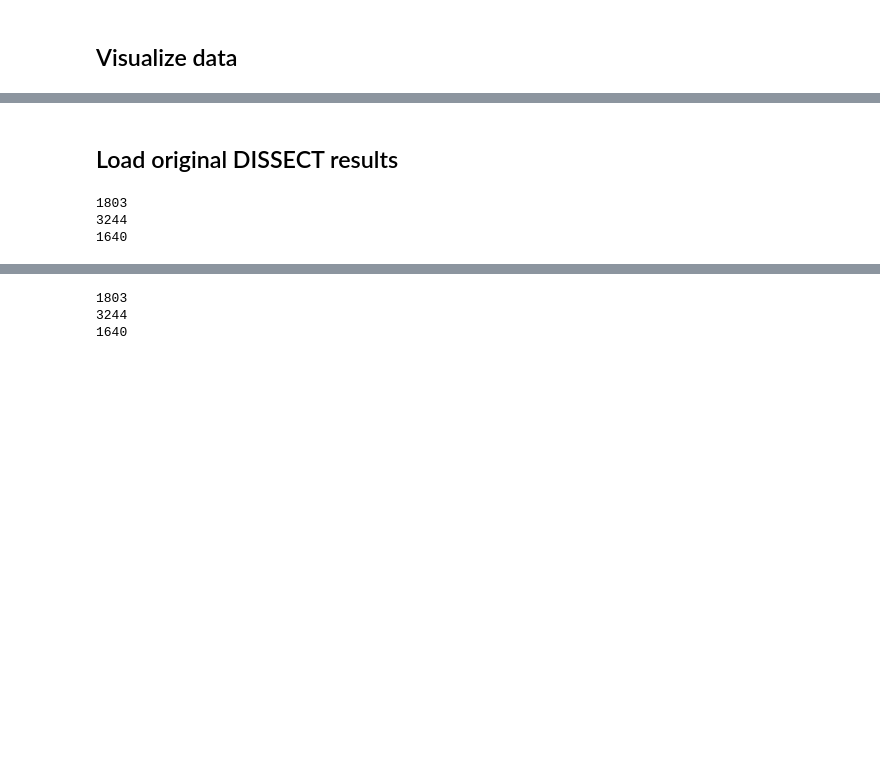
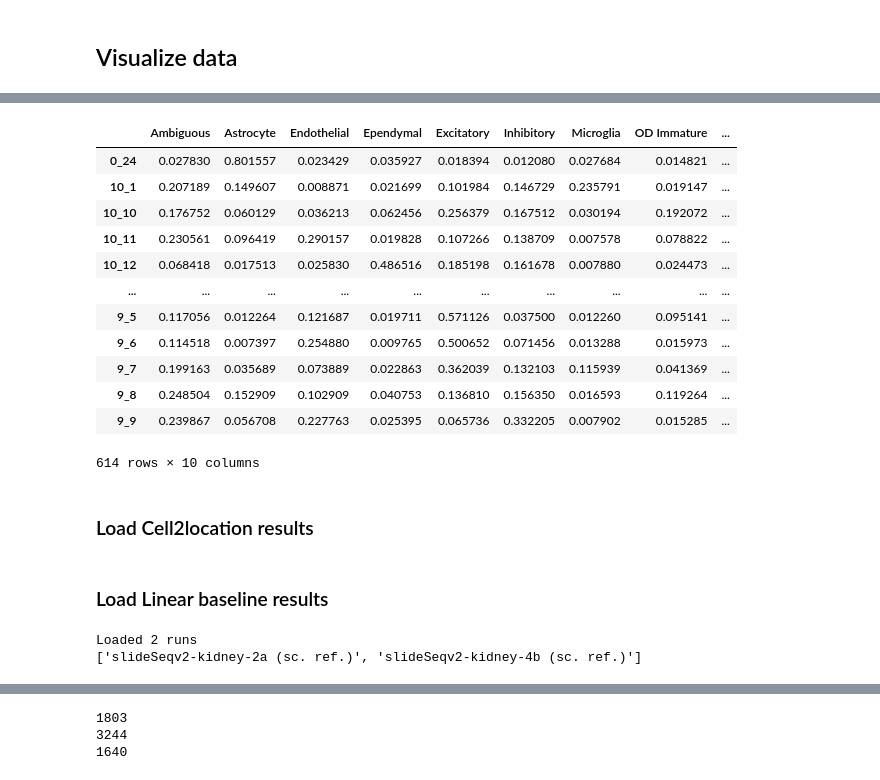
Before and after one commit to robinredX/DISSECT, a Jupyter notebook: notebooks/eval_spatial.ipynb, the cells around one changed output, grey strips where cells are left out. Drawn from its saved outputs; the diff is of its cells as text; code cells hidden in the pictures; blank space fills up the shorter version.

```diff
--- a/notebooks/eval_spatial.ipynb
+++ b/notebooks/eval_spatial.ipynb
@@ -67,0 +39,8 @@ dataset_path_map = {k: v for k, v in zip(dataset_map.keys(), st_paths)}
+# %%
+sc_paths, st_paths, simulation_paths, experiment_paths = get_paths_for_processing(
+    base_path, data_dir="data", use_old_experiment_paths=True
+)
+dataset_names_orig = get_dataset_names()
+dataset_map = get_dataset_map(experiment_paths)
+dataset_path_map = get_dataset_path_map(st_paths)
+dataset_names
@@ -95,0 +112,5 @@ Categories (34, object): ['B_Cycling', 'B_GC_DZ', 'B_GC_LZ', 'B_GC_prePB', ...,
+# %%
+# dissect_results, ensemble_result = load_dissect_results(experiment_path)
+ensemble_results = [load_dissect_results(experiment_path)[1] for experiment_path in experiment_paths[0:-2]]
+dissect_dataset_names = [extract_dataset_name(path, dataset_map) for path in experiment_paths[0:len(ensemble_results)]]
+dissect_names = len(dissect_dataset_names) * ["DISSECT (ensemble)"]
@@ -139,2 +190,18 @@ pd.DataFrame({"method": method_names, "dataset": dataset_names, "run_name": run_
+# %%
+ensemble_results[-2]
+# %% [output]
+|  | Ambiguous | Astrocyte | Endothelial | Ependymal | Excitatory | Inhibitory | Microglia | OD Immature | ... |
+| 0_24 | 0.027830 | 0.801557 | 0.023429 | 0.035927 | 0.018394 | 0.012080 | 0.027684 | 0.014821 | ... |
+| 10_1 | 0.207189 | 0.149607 | 0.008871 | 0.021699 | 0.101984 | 0.146729 | 0.235791 | 0.019147 | ... |
+| 10_10 | 0.176752 | 0.060129 | 0.036213 | 0.062456 | 0.256379 | 0.167512 | 0.030194 | 0.192072 | ... |
+| 10_11 | 0.230561 | 0.096419 | 0.290157 | 0.019828 | 0.107266 | 0.138709 | 0.007578 | 0.078822 | ... |
+| 10_12 | 0.068418 | 0.017513 | 0.025830 | 0.486516 | 0.185198 | 0.161678 | 0.007880 | 0.024473 | ... |
+| ... | ... | ... | ... | ... | ... | ... | ... | ... | ... |
+| 9_5 | 0.117056 | 0.012264 | 0.121687 | 0.019711 | 0.571126 | 0.037500 | 0.012260 | 0.095141 | ... |
+| 9_6 | 0.114518 | 0.007397 | 0.254880 | 0.009765 | 0.500652 | 0.071456 | 0.013288 | 0.015973 | ... |
+| 9_7 | 0.199163 | 0.035689 | 0.073889 | 0.022863 | 0.362039 | 0.132103 | 0.115939 | 0.041369 | ... |
+| 9_8 | 0.248504 | 0.152909 | 0.102909 | 0.040753 | 0.136810 | 0.156350 | 0.016593 | 0.119264 | ... |
+| 9_9 | 0.239867 | 0.056708 | 0.227763 | 0.025395 | 0.065736 | 0.332205 | 0.007902 | 0.015285 | ... |
+614 rows × 10 columns
 # %% [markdown]
-## Load original DISSECT results
+### Load Cell2location results
@@ -146,8 +208,12 @@ dissect_names = len(dissect_dataset_names) * ["DISSECT (ensemble)"]
-# %%
-for result in ensemble_results:
-    print(len(result.index))
-# %% [output]
-1803
-3244
-1640
+# %% [markdown]
+### Load Linear baseline results
+# %%
+linear_runs = get_runs_for_tags_and_filters(baseline_tag="hard-exp", project="ssl-decon")
+linear_results = [get_result_for_run(run) for run in linear_runs]
+linear_dataset_names = [get_dataset_name_for_run(run, dataset_map, dataset_path_map) for run in linear_runs]
+linear_names = ["Linear baseline"] * len(linear_runs)
+print(linear_dataset_names)
+# %% [output]
+Loaded 2 runs
+['slideSeqv2-kidney-2a (sc. ref.)', 'slideSeqv2-kidney-4b (sc. ref.)']
 # %% [markdown]
```
Also changed, not shown: parts of 35 cells of this notebook, 2 other files.
